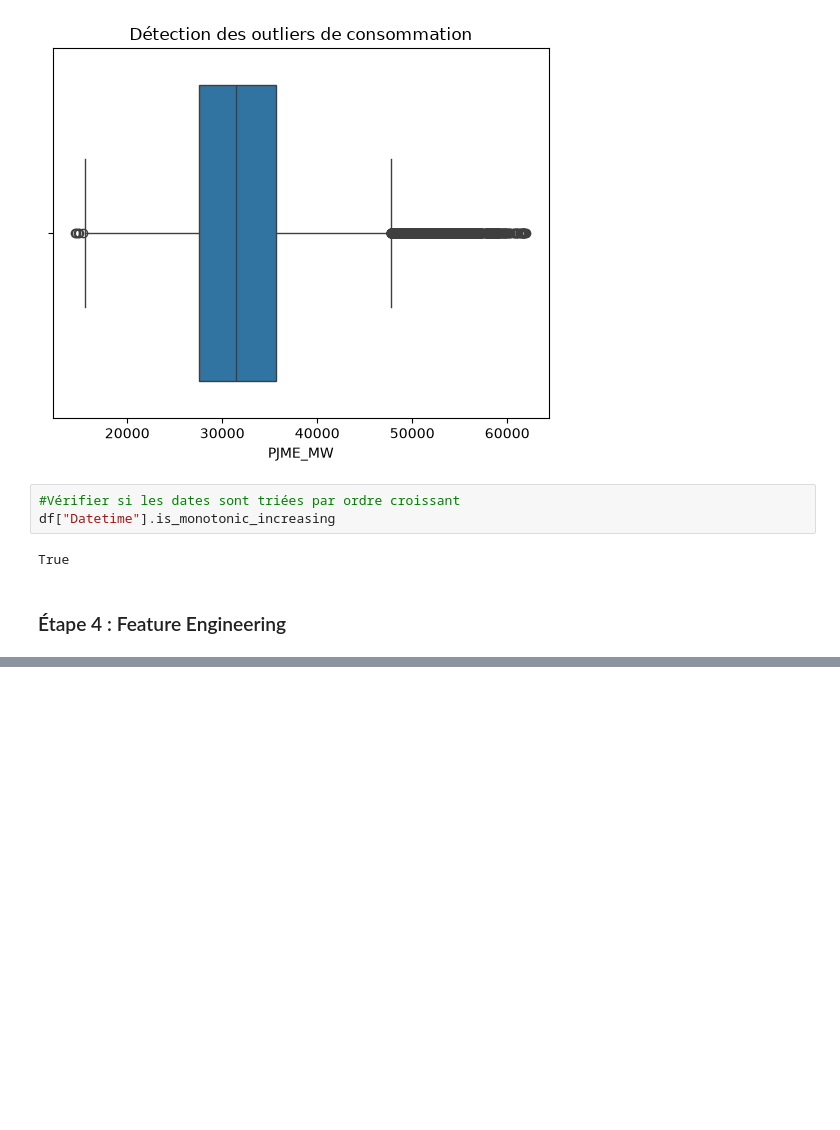
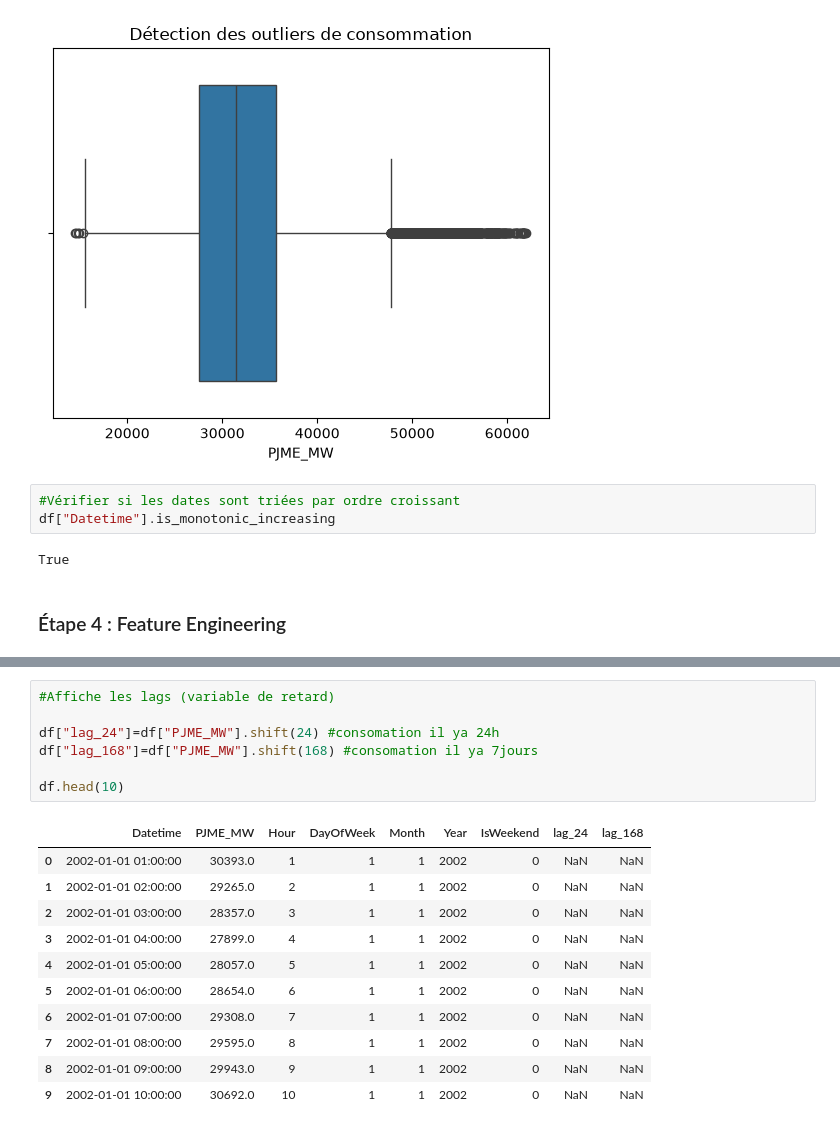
Before and after one commit to MounaSaiss/Azure_consommation_-lectrique, a Jupyter notebook: nootbook.ipynb, the cells around one changed output, grey strips where cells are left out. Saved outputs shown, nothing was run; the diff lists cells and outputs as text; blank space fills up the shorter version.

```diff
--- a/nootbook.ipynb
+++ b/nootbook.ipynb
@@ -202,0 +229,19 @@ True
+# %%
+#Affiche les lags (variable de retard)
+
+df["lag_24"]=df["PJME_MW"].shift(24) #consomation il ya 24h
+df["lag_168"]=df["PJME_MW"].shift(168) #consomation il ya 7jours
+
+df.head(10)
+# %% [output]
+|  | Datetime | PJME_MW | Hour | DayOfWeek | Month | Year | IsWeekend | lag_24 | lag_168 |
+| 0 | 2002-01-01 01:00:00 | 30393.0 | 1 | 1 | 1 | 2002 | 0 | NaN | NaN |
+| 1 | 2002-01-01 02:00:00 | 29265.0 | 2 | 1 | 1 | 2002 | 0 | NaN | NaN |
+| 2 | 2002-01-01 03:00:00 | 28357.0 | 3 | 1 | 1 | 2002 | 0 | NaN | NaN |
+| 3 | 2002-01-01 04:00:00 | 27899.0 | 4 | 1 | 1 | 2002 | 0 | NaN | NaN |
+| 4 | 2002-01-01 05:00:00 | 28057.0 | 5 | 1 | 1 | 2002 | 0 | NaN | NaN |
+| 5 | 2002-01-01 06:00:00 | 28654.0 | 6 | 1 | 1 | 2002 | 0 | NaN | NaN |
+| 6 | 2002-01-01 07:00:00 | 29308.0 | 7 | 1 | 1 | 2002 | 0 | NaN | NaN |
+| 7 | 2002-01-01 08:00:00 | 29595.0 | 8 | 1 | 1 | 2002 | 0 | NaN | NaN |
+| 8 | 2002-01-01 09:00:00 | 29943.0 | 9 | 1 | 1 | 2002 | 0 | NaN | NaN |
+| 9 | 2002-01-01 10:00:00 | 30692.0 | 10 | 1 | 1 | 2002 | 0 | NaN | NaN |
```
Also changed, not shown: parts of 7 cells of this notebook.
